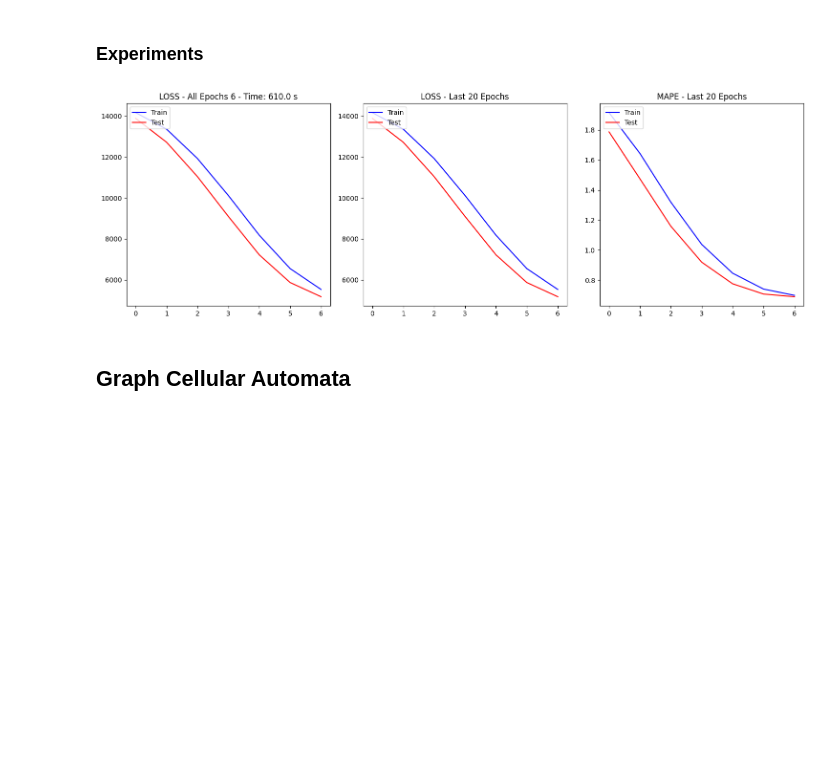
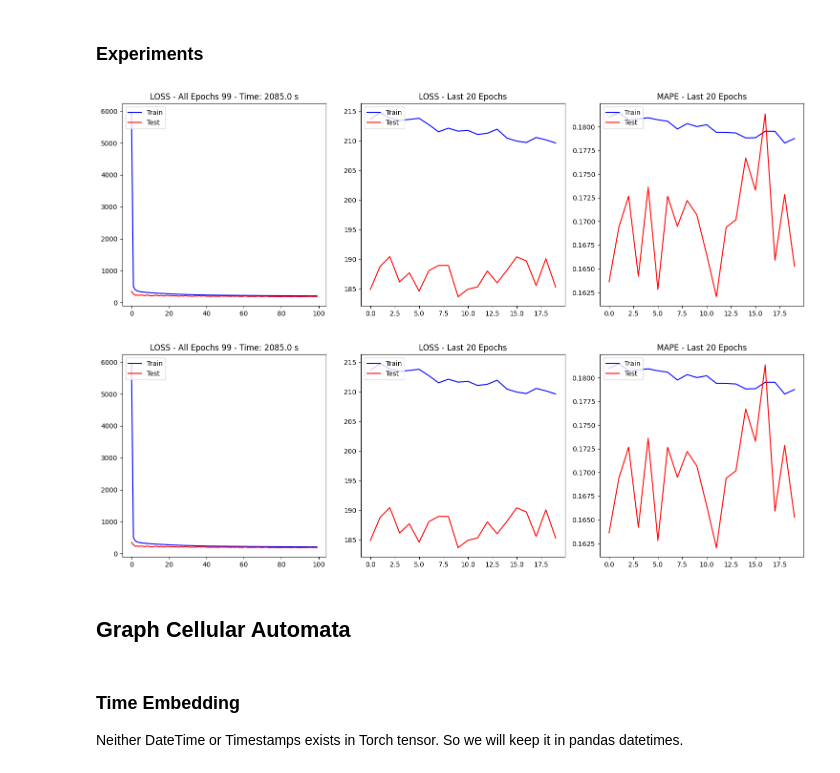
Before and after one commit to petroniocandido/st_nca, a Jupyter notebook: notebooks/Spatio_Temporal_Traffic_Forecasting_with_Neural_Graph_Cellular_Automata.ipynb, the cells around one changed output. Saved outputs shown, nothing was run; the diff lists cells and outputs as text; code cells hidden in the pictures; blank space fills up the shorter version.

```diff
--- a/notebooks/Spatio_Temporal_Traffic_Forecasting_with_Neural_Graph_Cellular_Automata.ipynb
+++ b/notebooks/Spatio_Temporal_Traffic_Forecasting_with_Neural_Graph_Cellular_Automata.ipynb
@@ -28,3 +169,26 @@ drive.mount('/content/gdrive')
+# %%
+class ZTransform(nn.Module):
+  def __init__(self, data, **kwargs):
+    super().__init__()
+    self.device = kwargs.get('device','cpu')
+    self.dtype = kwargs.get('dtype',torch.float32)
+    data = torch.tensor(data, dtype=self.dtype, device=self.device)
+    self.mu = torch.mean(data)
+    self.sigma = torch.std(data)
+
+  def forward(self, x):
+     return (x - self.mu) / self.sigma
+
+  def to(self, *args, **kwargs):
+    self = super().to(*args, **kwargs)
+    if isinstance(args[0], str):
+      self.device = args[0]
+    else:
+      self.dtype = args[0]
+    self.mu = self.mu.to(*args, **kwargs)
+    self.sigma = self.sigma.to(*args, **kwargs)
+
+    return self
 # %% [markdown]
 ## Data
 # %% [markdown]
@@ -852,27 +955,35 @@ ds = pems.get_fewsensors_dataset([311930, 312564, 312807, 312900, 313172, 314697
 # %%
-ds = pems.get_fewsensors_dataset([311930, 312564, 312807, 312900, 313172, 314697, 315938, 317141, 318135, 318443 ],
-                                  dtype=torch.float32, behavior='selfsupervised')
+#ds = pems.get_fewsensors_dataset([311930, 312564, 312807, 312900, 313172, 314697, 315938, 317141, 318135, 318443 ], dtype=torch.float32, behavior='selfsupervised')
+#ds = pems.get_sensor_dataset(311930, dtype=torch.float32, behavior='nondeterministic')
+ds, sensors = pems.get_breadth_dataset(314697, max_sensors=20,
+                                       dtype=torch.float32,
+                                       behavior='deterministic')
+
+ds = ds.to(DEVICE)
 
 cm = CellModel(num_tokens = ds.max_length, dim_token = ds.token_dim,
-               num_transformers = 8, num_heads = 8, feed_forward = 1024, transformer_activation = nn.GELU(),
-               mlp = 3, mlp_dim = 512, mlp_activation = nn.GELU(),
+               num_transformers = 2, num_heads = 4, feed_forward = 256, transformer_activation = nn.GELU(),
+               mlp = 2, mlp_dim = 256, mlp_activation = nn.GELU(),
                device = DEVICE, dtype = torch.float32)
 
-training_loop(DEVICE, ds, cm,  batch=1024, epochs=200, lr=0.00001)
+training_loop(DEVICE, ds, cm,  batch=2048, epochs=100, lr=0.001,
+              checkpoint_file='cell_model_{}_{}_{}_{}_{}'.format(2,4,256,2,256))
+# %% [output]
+[figure, added]
+[figure, added]
 # %%
 DEVICE
 # %%
 ds, sensors = pems.get_breadth_dataset(314697, max_sensors=20,
-                                       dtype=torch.float32, # device = DEVICE,
+                                       dtype=torch.float64,
                                        behavior='selfsupervised')
 
 ds = ds.to(DEVICE)
 
 cm = CellModel(num_tokens = ds.max_length, dim_token = ds.token_dim,
-               num_transformers = 4, num_heads = 16, feed_forward = 512, transformer_activation = nn.GELU(),
-               mlp = 3, mlp_dim = 256, mlp_activation = nn.GELU(),
-               device = DEVICE, dtype = torch.float32)
+               num_transformers = 4, num_heads = 16, feed_forward = 1024, transformer_activation = nn.GELU(),
+               mlp = 2, mlp_dim = 1024, mlp_activation = nn.GELU(),
+               device = DEVICE, dtype = torch.float64)
 
-training_loop(DEVICE, ds, cm,  batch=1024, epochs=100, lr=0.00001)
+training_loop(DEVICE, ds, cm,  batch=2048, epochs=100, lr=0.001,
+              checkpoint_file='cell_model_{}_{}_{}_{}_{}'.format(4,16,1024,2,1024))
-# %% [output]
-[figure, removed]
@@ -879,2 +993,6 @@ training_loop(DEVICE, ds, cm,  batch=1024, epochs=100, lr=0.00001)
 # %% [markdown]
 ## Graph Cellular Automata
+# %% [markdown]
+### Time Embedding
+
+Neither DateTime or Timestamps exists in Torch tensor. So we will keep it in pandas datetimes.
```
Also changed, not shown: parts of 21 cells of this notebook.
